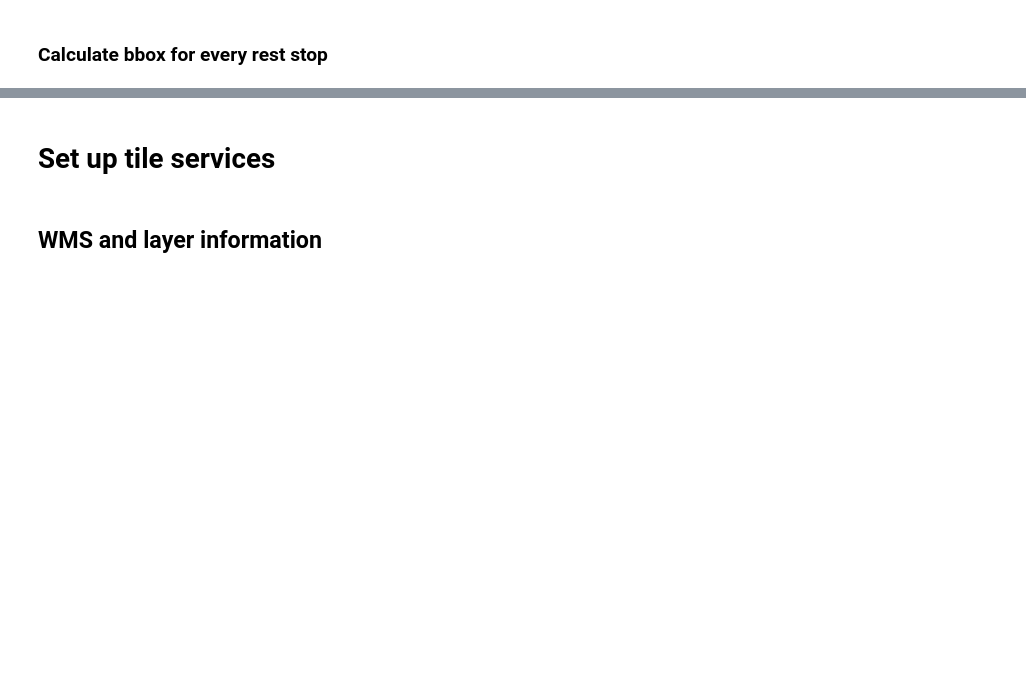
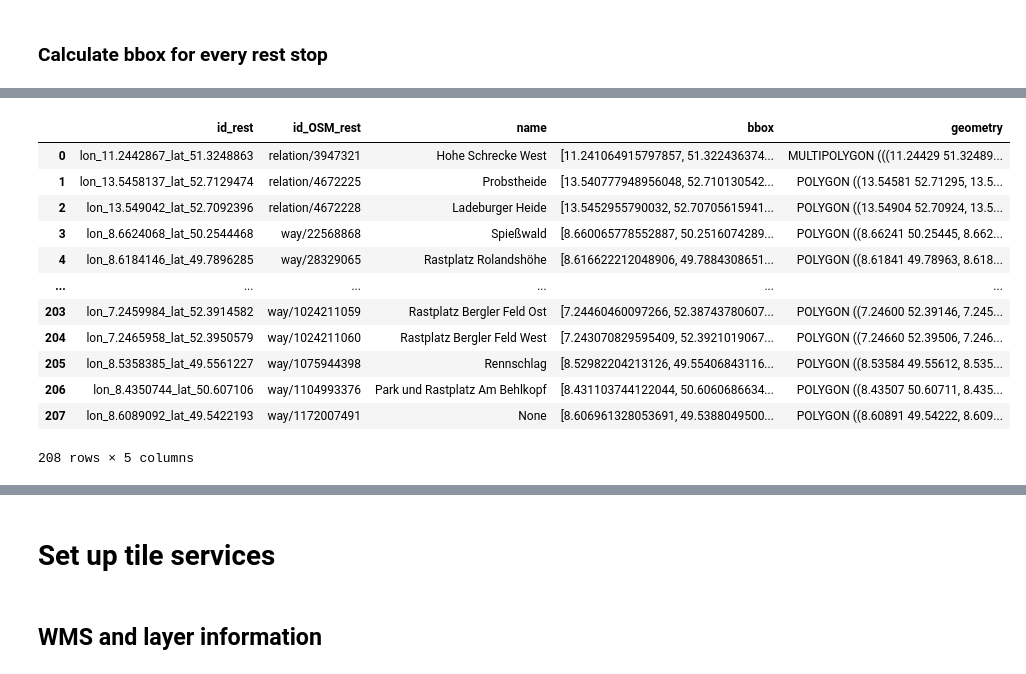
Before and after one commit to benedikt-korbach/remote-sensing-of-parking-areas, a Jupyter notebook: 02_data_acquisition/02c_download_annotate_images.ipynb, the cells around one changed output, grey strips where cells are left out. Drawn from its saved outputs; the diff is of its cells as text; code cells hidden in the pictures; blank space fills up the shorter version.

```diff
--- a/02_data_acquisition/02c_download_annotate_images.ipynb
+++ b/02_data_acquisition/02c_download_annotate_images.ipynb
@@ -95,22 +90,22 @@ rest_stations.shape
 # %% [output]
 (506, 5)
 # %%
-# Create geopandas geodataframes that only contain polygons of correctly labelled service stations
+# Create geopandas geodataframes that only contain polygons of correctly/wrongly labelled service stations
 
-print("Shape of all_parkings before dropping irrelevant rows:", all_parkings.shape)
+print("Shape of corrected_parking before dropping irrelevant rows:", corrected_parking.shape)
 print("Shape of rest_stations before dropping irrelevant rows:", rest_stations.shape)
 
 # Drop all rows not corresponding to correctly labelled service stations
-parking_areas_ver = all_parkings[all_parkings["id_rest"].isin(verified_service_stations_list)]
-rest_stations_ver = rest_stations[rest_stations["id"].isin(verified_service_stations_list)]
+parking_at_correct= corrected_parking[corrected_parking["id_rest"].isin(correctly_labelled_service_stations_list)]
+correctly_labelled_service_stations = rest_stations[rest_stations["id"].isin(correctly_labelled_service_stations_list)]
 
 # Drop all rows corresponding to correctly labelled service stations
-parking_areas_wrong = all_parkings[~all_parkings["id_rest"].isin(verified_service_stations_list)]
-rest_stations_wrong = rest_stations[~rest_stations["id"].isin(verified_service_stations_list)]
+parking_at_wrong = corrected_parking[corrected_parking["id_rest"].isin(wrongly_labelled_service_stations_list)]
+wrongly_labelled_service_stations = rest_stations[rest_stations["id"].isin(wrongly_labelled_service_stations_list)]
 
-print("Shape of parking_areas_ver after dropping irrelevant rows:", parking_areas_ver.shape)
-print("Shape of rest_stations_ver after dropping irrelevant rows:", rest_stations_ver.shape)
+print("Shape of parking_at_correct:", parking_at_correct.shape)
+print("Shape of correctly_labelled_service_stations:", correctly_labelled_service_stations.shape)
 
-print("Shape of parking_areas_wrong after dropping irrelevant rows:", parking_areas_wrong.shape)
-print("Shape of rest_stations_wrong after dropping irrelevant rows:", rest_stations_wrong.shape)
+print("Shape of parking_at_wrong:", parking_at_wrong.shape)
+print("Shape of wrongly_labelled_service_stations:", wrongly_labelled_service_stations.shape)
 # %% [output]
@@ -168,13 +165,13 @@ parking_areas_wrong.head()
 | 3 | lon_9.323161_lat_54.0686721 | way/31129920 | car | POLYGON ((9.32127 54.06898, 9.323... |
 | 4 | lon_11.2481831_lat_52.1991827 | way/42750034 | car | POLYGON ((11.24512 52.19985, 11.2... |
 # %%
-# Drop irrelevant columns, reorder columns, reset index of rest_stations_wrong
+# Drop irrelevant columns, reorder columns, reset index of wrongly_labelled_service_stations
 
-rest_stations_wrong = rest_stations_wrong.rename(columns={"id": "id_rest", "@id": "id_OSM_rest"})
-rest_stations_wrong = rest_stations_wrong.drop("highway", axis = 1)
-rest_stations_wrong = rest_stations_wrong.reset_index(drop = True)
+wrongly_labelled_service_stations = wrongly_labelled_service_stations.rename(columns={"id": "id_rest", "@id": "id_OSM_rest"})
+wrongly_labelled_service_stations = wrongly_labelled_service_stations.drop("highway", axis = 1)
+wrongly_labelled_service_stations = wrongly_labelled_service_stations.reset_index(drop = True)
 
-rest_stations_wrong.head()
+wrongly_labelled_service_stations.head()
 # %% [output]
 |  | id_rest | id_OSM_rest | name | geometry |
 | 0 | lon_11.2442867_lat_51.3248863 | relation/3947321 | Hohe Schrecke West | MULTIPOLYGON (((11.24429 51.32489... |
@@ -484 +394,17 @@ rest_stations_ver.head()
+# %%
+wrongly_labelled_service_stations
+# %% [output]
+|  | id_rest | id_OSM_rest | name | bbox | geometry |
+| 0 | lon_11.2442867_lat_51.3248863 | relation/3947321 | Hohe Schrecke West | [11.241064915797857, 51.322436374... | MULTIPOLYGON (((11.24429 51.32489... |
+| 1 | lon_13.5458137_lat_52.7129474 | relation/4672225 | Probstheide | [13.540777948956048, 52.710130542... | POLYGON ((13.54581 52.71295, 13.5... |
+| 2 | lon_13.549042_lat_52.7092396 | relation/4672228 | Ladeburger Heide | [13.5452955790032, 52.70705615941... | POLYGON ((13.54904 52.70924, 13.5... |
+| 3 | lon_8.6624068_lat_50.2544468 | way/22568868 | Spießwald | [8.660065778552887, 50.2516074289... | POLYGON ((8.66241 50.25445, 8.662... |
+| 4 | lon_8.6184146_lat_49.7896285 | way/28329065 | Rastplatz Rolandshöhe | [8.616622212048906, 49.7884308651... | POLYGON ((8.61841 49.78963, 8.618... |
+| ... | ... | ... | ... | ... | ... |
+| 203 | lon_7.2459984_lat_52.3914582 | way/1024211059 | Rastplatz Bergler Feld Ost | [7.24460460097266, 52.38743780607... | POLYGON ((7.24600 52.39146, 7.245... |
+| 204 | lon_7.2465958_lat_52.3950579 | way/1024211060 | Rastplatz Bergler Feld West | [7.243070829595409, 52.3921019067... | POLYGON ((7.24660 52.39506, 7.246... |
+| 205 | lon_8.5358385_lat_49.5561227 | way/1075944398 | Rennschlag | [8.52982204213126, 49.55406843116... | POLYGON ((8.53584 49.55612, 8.535... |
+| 206 | lon_8.4350744_lat_50.607106 | way/1104993376 | Park und Rastplatz Am Behlkopf | [8.431103744122044, 50.6060686634... | POLYGON ((8.43507 50.60711, 8.435... |
+| 207 | lon_8.6089092_lat_49.5422193 | way/1172007491 | None | [8.606961328053691, 49.5388049500... | POLYGON ((8.60891 49.54222, 8.609... |
+208 rows × 5 columns
 # %%
```
Also changed, not shown: parts of 86 cells of this notebook, 43 other files.
